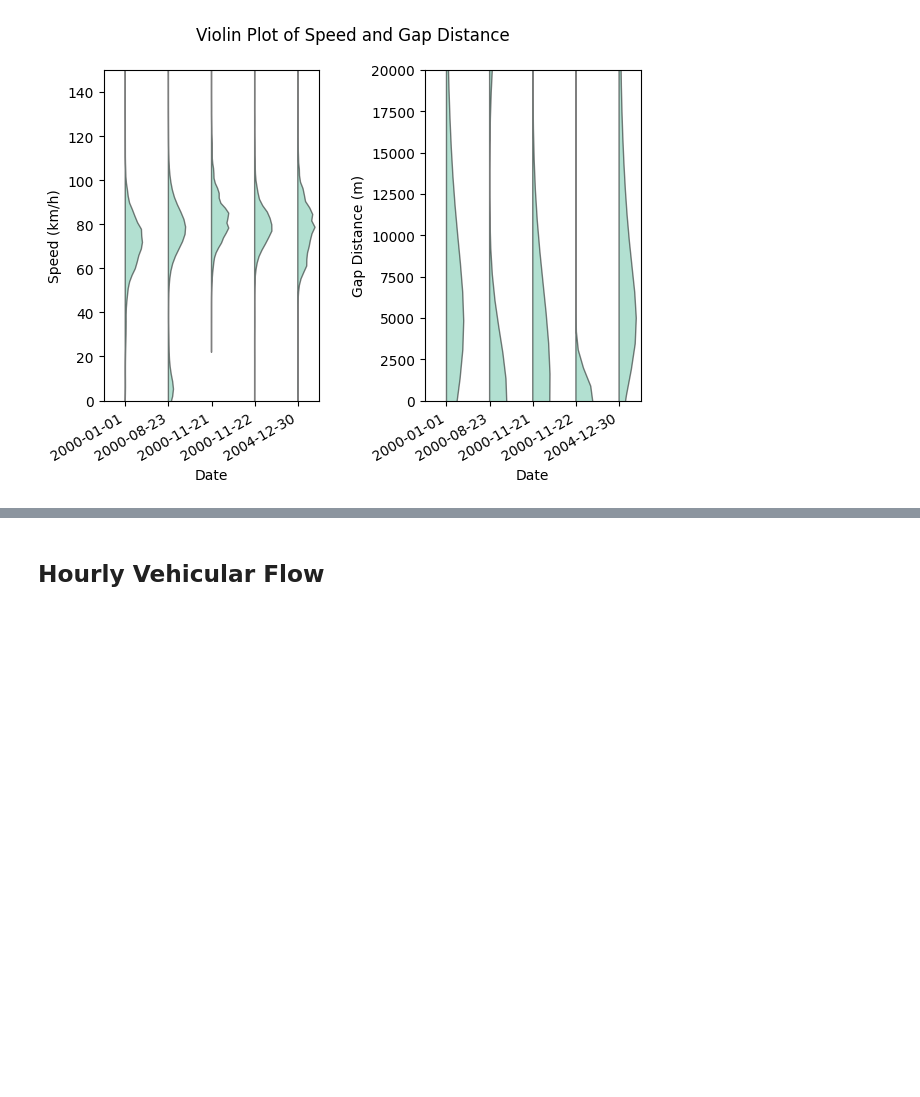
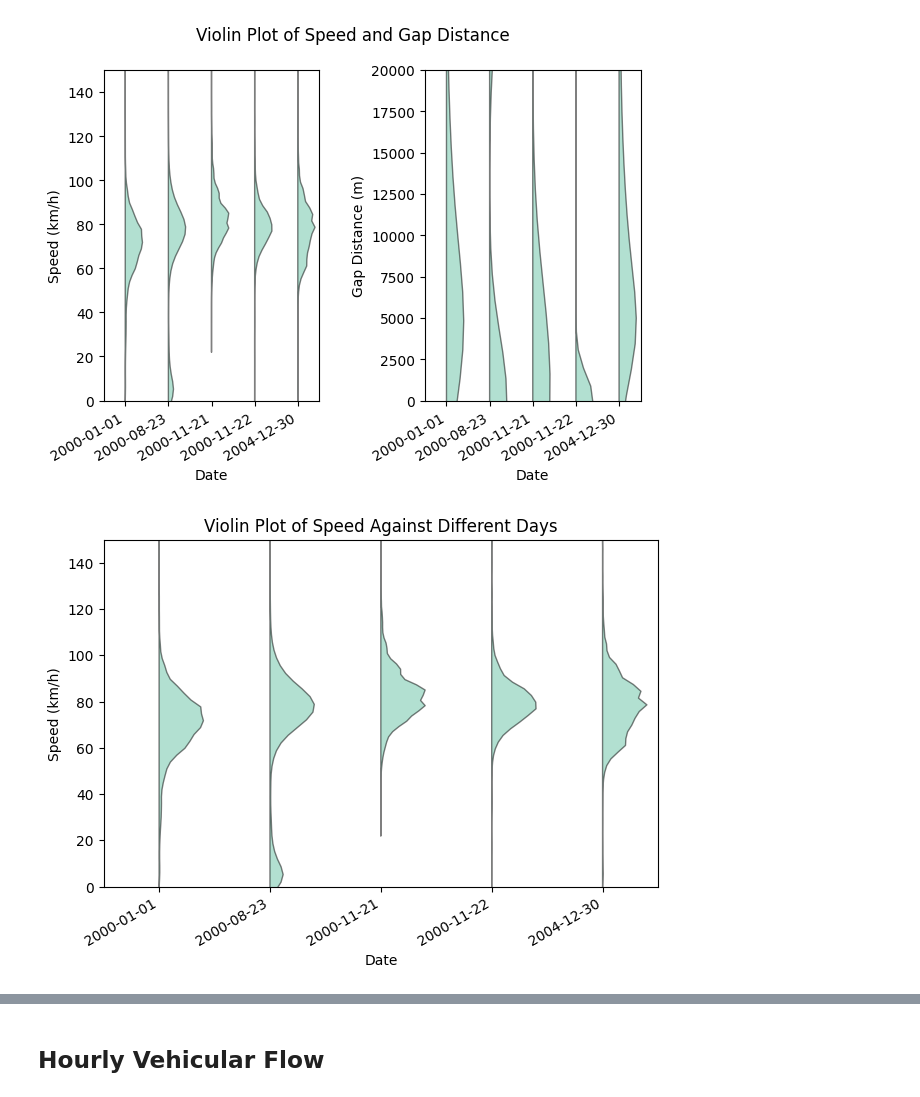
Before and after one commit to felixthe-cat/Personal_Projects, a Jupyter notebook: Final_Year_Project/Data_handle.ipynb, the cells around one changed output, grey strips where cells are left out. Saved outputs shown, nothing was run; the diff lists cells and outputs as text; code cells hidden in the pictures; blank space fills up the shorter version.

```diff
--- a/Final_Year_Project/Data_handle.ipynb
+++ b/Final_Year_Project/Data_handle.ipynb
@@ -182,3 +182,13 @@ fig.autofmt_xdate()
 # %% [output]
 [array([82, 76, 76, ..., 99, 84, 91]), array([63, 72, 72, ..., 88, 94, 86]), array([74, 74, 78, ..., 88, 88, 88]), array([72, 69, 69, ..., 91, 78, 79]), array([86, 74, 63, ..., 82, 79, 82])]
 [figure]
+# %%
+fig, ax1 = plt.subplots(1,1)
+violinplot(data=speed_list,ax=ax1 , labels=date_list, side='right', show_boxplot=False)
+plt.title('Violin Plot of Speed Against Different Days')
+plt.setp(ax1, ylim=[0,150], xlabel = 'Date', ylabel = 'Speed (km/h)')
+fig.tight_layout()
+fig.autofmt_xdate()
+plt.show()
+# %% [output]
+[figure, added]
```
Also changed, not shown: parts of 25 cells of this notebook, 7 other files.
